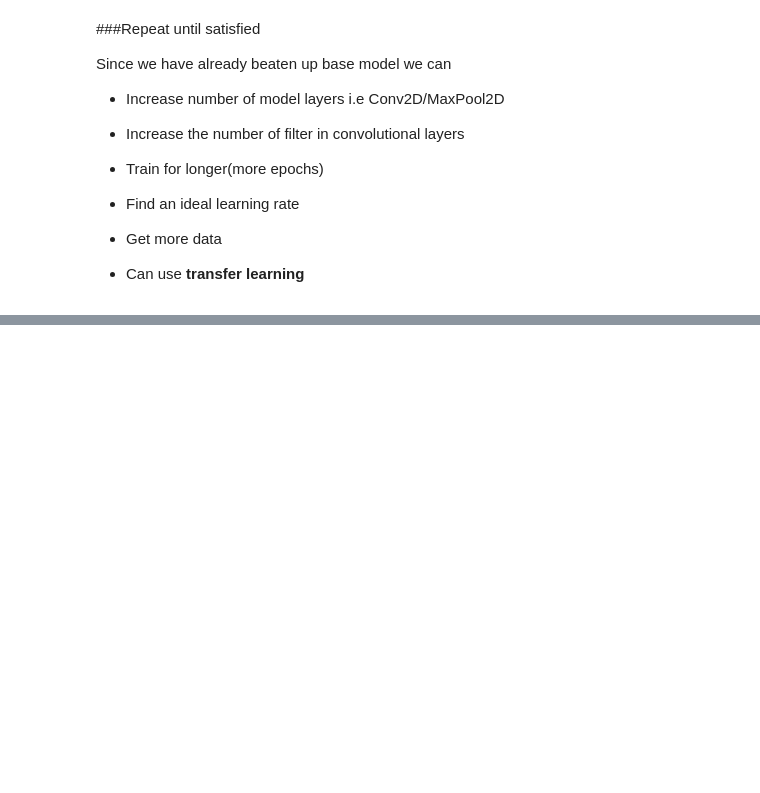
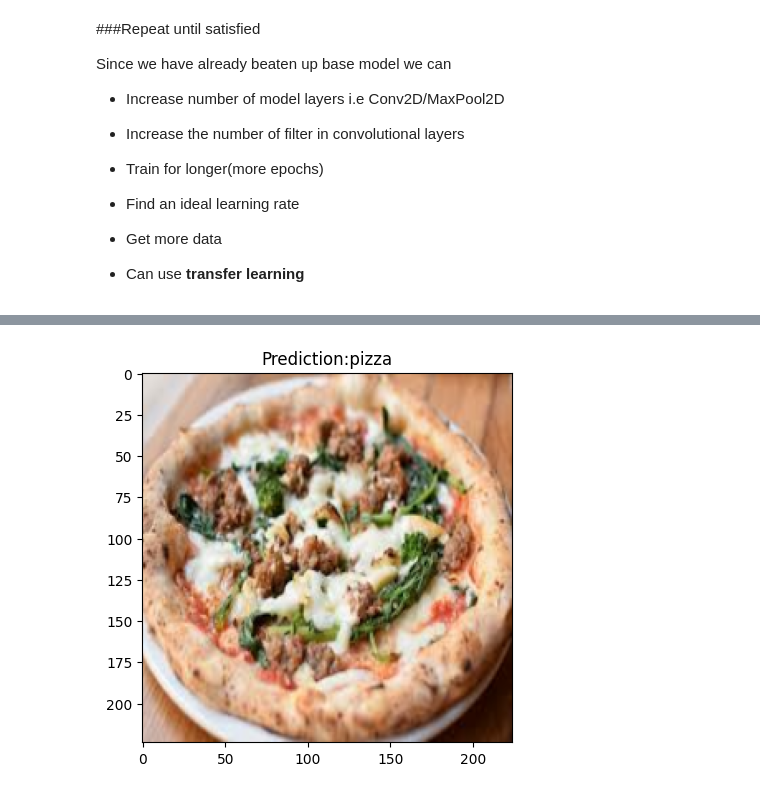
Before and after one commit to ALOK158/Neural_Network_TensorFlow, a Jupyter notebook: Computer_vision.ipynb, the cells around one changed output, grey strips where cells are left out. Saved outputs shown, nothing was run; the diff lists cells and outputs as text; code cells hidden in the pictures; blank space fills up the shorter version.

```diff
--- a/Computer_vision.ipynb
+++ b/Computer_vision.ipynb
@@ -930,0 +939,3 @@ Since we have already beaten up base model
+# %%
+pred_and_plot(model_7,"/content/images (2).jpeg")
+# %% [output]
@@ -930,0 +943 @@ Since we have already beaten up base model
+[figure, added]
```
Also changed, not shown: parts of 33 cells of this notebook.
